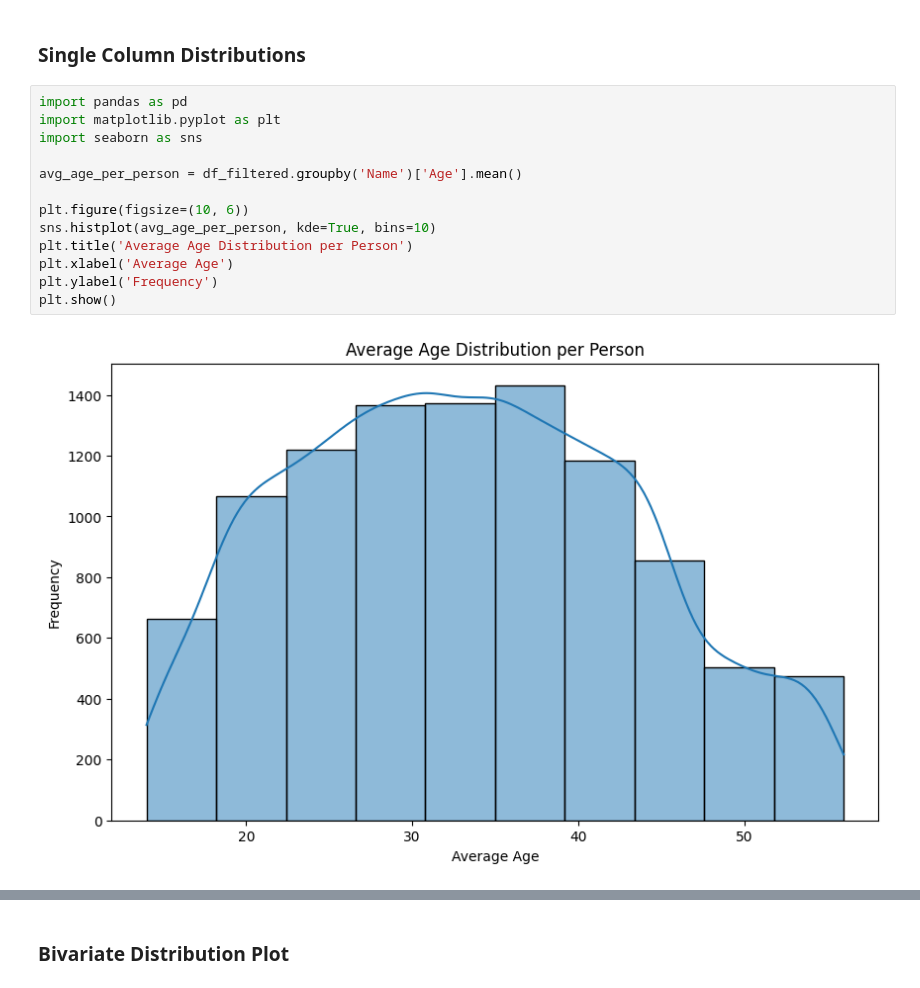
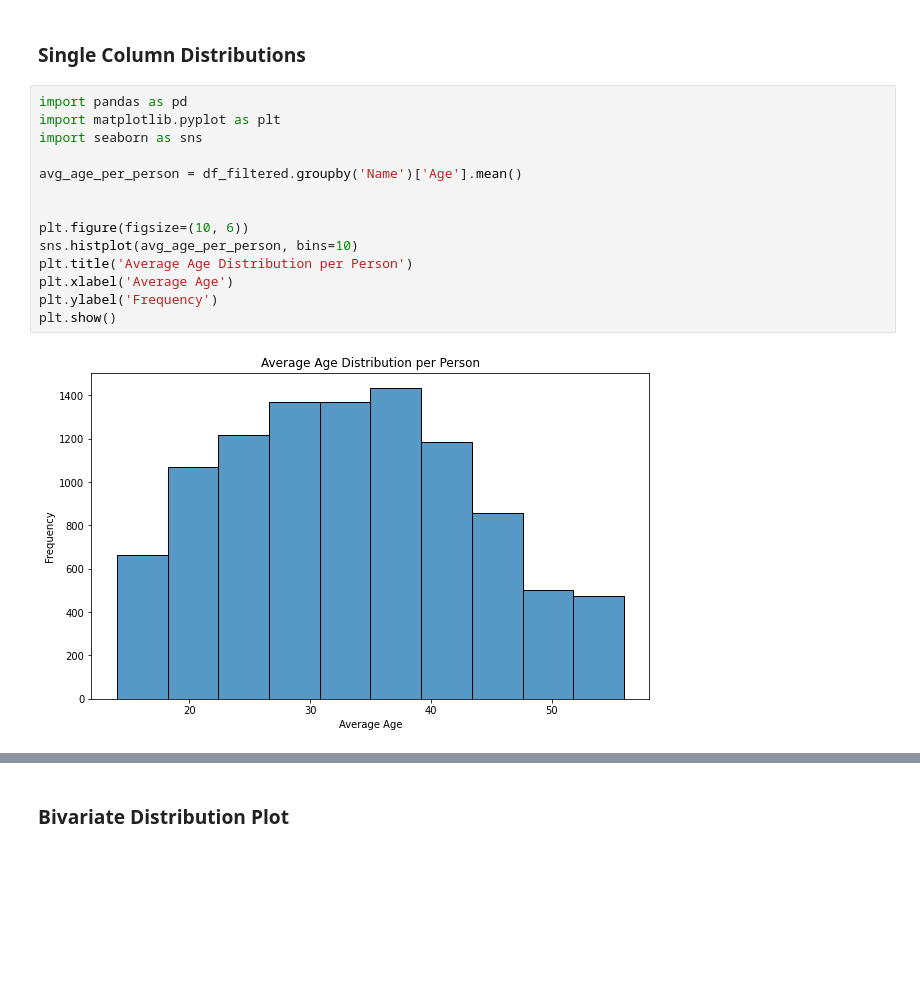
Before and after one commit to stargazer77077/ece143-Group4-project-Personal_Financial_Literacy_Optimizer, a Jupyter notebook: project2.ipynb, the cells around one changed output, grey strips where cells are left out. Saved outputs shown, nothing was run; the diff lists cells and outputs as text; blank space fills up the shorter version.

```diff
--- a/project2.ipynb
+++ b/project2.ipynb
@@ -263,18 +261,19 @@ df_filtered.describe()
 # %%
 import pandas as pd
 import matplotlib.pyplot as plt
 import seaborn as sns
 
 avg_age_per_person = df_filtered.groupby('Name')['Age'].mean()
 
+
 plt.figure(figsize=(10, 6))
-sns.histplot(avg_age_per_person, kde=True, bins=10)
+sns.histplot(avg_age_per_person, bins=10)
 plt.title('Average Age Distribution per Person')
 plt.xlabel('Average Age')
 plt.ylabel('Frequency')
 plt.show()
 # %% [output]
-[figure, old version]
+[figure, new version]
 # %%
 avg_aincome_pperson = df_filtered.groupby('Name')['Annual_Income'].mean()
 
```
Also changed, not shown: parts of 60 cells of this notebook.
